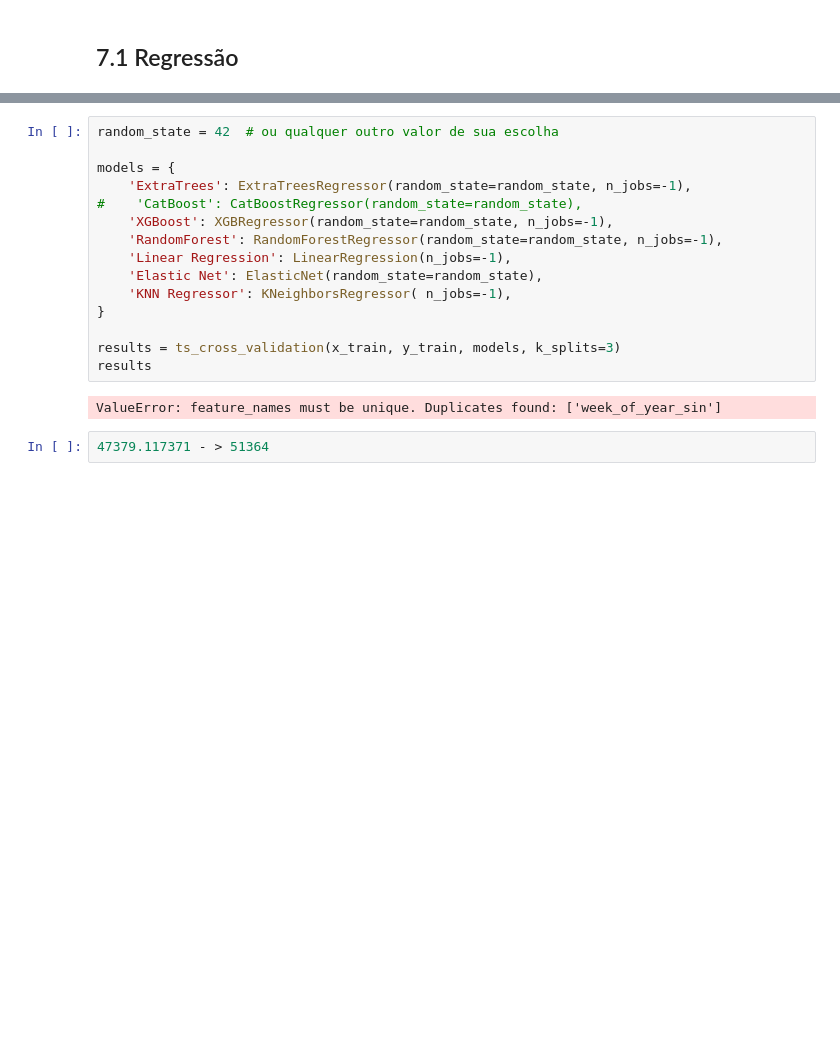
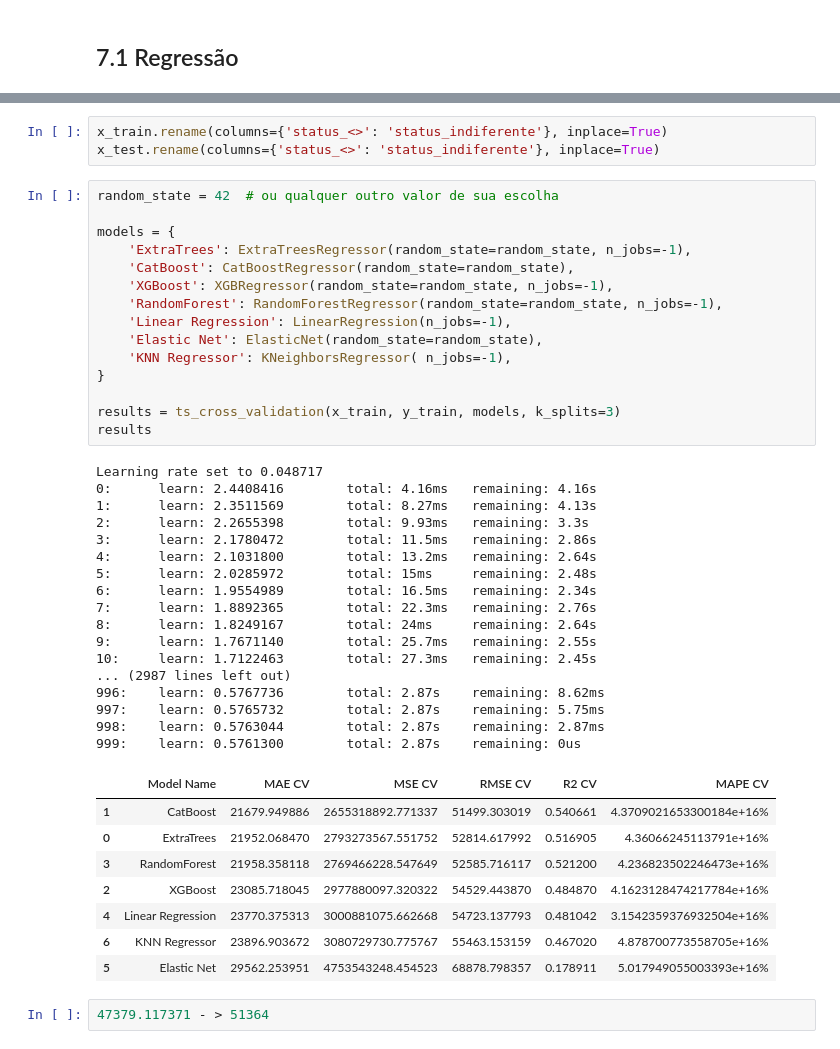
Before and after one commit to TiagoTBarreto/hackday, a Jupyter notebook: modelo_hackday.ipynb, the cells around one changed output, grey strips where cells are left out. Saved outputs shown, nothing was run; the diff lists cells and outputs as text; blank space fills up the shorter version.

```diff
--- a/modelo_hackday.ipynb
+++ b/modelo_hackday.ipynb
@@ -1020,20 +1060,47 @@ df7 = df6.copy()
+# %%
+x_train.rename(columns={'status_<>': 'status_indiferente'}, inplace=True)
+x_test.rename(columns={'status_<>': 'status_indiferente'}, inplace=True)
 # %%
 random_state = 42  # ou qualquer outro valor de sua escolha
 
 models = {
     'ExtraTrees': ExtraTreesRegressor(random_state=random_state, n_jobs=-1),
-#    'CatBoost': CatBoostRegressor(random_state=random_state),
+    'CatBoost': CatBoostRegressor(random_state=random_state),
     'XGBoost': XGBRegressor(random_state=random_state, n_jobs=-1),
     'RandomForest': RandomForestRegressor(random_state=random_state, n_jobs=-1),
     'Linear Regression': LinearRegression(n_jobs=-1),
     'Elastic Net': ElasticNet(random_state=random_state),
     'KNN Regressor': KNeighborsRegressor( n_jobs=-1),
 }
 
 results = ts_cross_validation(x_train, y_train, models, k_splits=3)
 results
 # %% [output]
-ValueError: feature_names must be unique. Duplicates found: ['week_of_year_sin']
+Learning rate set to 0.048717
+0:      learn: 2.4408416        total: 4.16ms   remaining: 4.16s
+1:      learn: 2.3511569        total: 8.27ms   remaining: 4.13s
+2:      learn: 2.2655398        total: 9.93ms   remaining: 3.3s
+3:      learn: 2.1780472        total: 11.5ms   remaining: 2.86s
+4:      learn: 2.1031800        total: 13.2ms   remaining: 2.64s
+5:      learn: 2.0285972        total: 15ms     remaining: 2.48s
+6:      learn: 1.9554989        total: 16.5ms   remaining: 2.34s
+7:      learn: 1.8892365        total: 22.3ms   remaining: 2.76s
+8:      learn: 1.8249167        total: 24ms     remaining: 2.64s
+9:      learn: 1.7671140        total: 25.7ms   remaining: 2.55s
+10:     learn: 1.7122463        total: 27.3ms   remaining: 2.45s
+... (2987 lines left out)
+996:    learn: 0.5767736        total: 2.87s    remaining: 8.62ms
+997:    learn: 0.5765732        total: 2.87s    remaining: 5.75ms
+998:    learn: 0.5763044        total: 2.87s    remaining: 2.87ms
+999:    learn: 0.5761300        total: 2.87s    remaining: 0us
+|  | Model Name | MAE CV | MSE CV | RMSE CV | R2 CV | MAPE CV |
+| 1 | CatBoost | 21679.949886 | 2655318892.771337 | 51499.303019 | 0.540661 | 4.3709021653300184e+16% |
+| 0 | ExtraTrees | 21952.068470 | 2793273567.551752 | 52814.617992 | 0.516905 | 4.36066245113791e+16% |
+| 3 | RandomForest | 21958.358118 | 2769466228.547649 | 52585.716117 | 0.521200 | 4.236823502246473e+16% |
+| 2 | XGBoost | 23085.718045 | 2977880097.320322 | 54529.443870 | 0.484870 | 4.1623128474217784e+16% |
+| 4 | Linear Regression | 23770.375313 | 3000881075.662668 | 54723.137793 | 0.481042 | 3.1542359376932504e+16% |
+| 6 | KNN Regressor | 23896.903672 | 3080729730.775767 | 55463.153159 | 0.467020 | 4.878700773558705e+16% |
+| 5 | Elastic Net | 29562.253951 | 4753543248.454523 | 68878.798357 | 0.178911 | 5.017949055003393e+16% |
 # %%
 47379.117371 - > 51364
 # %% [markdown]
```
Also changed, not shown: parts of 38 cells of this notebook, 5 other files.
